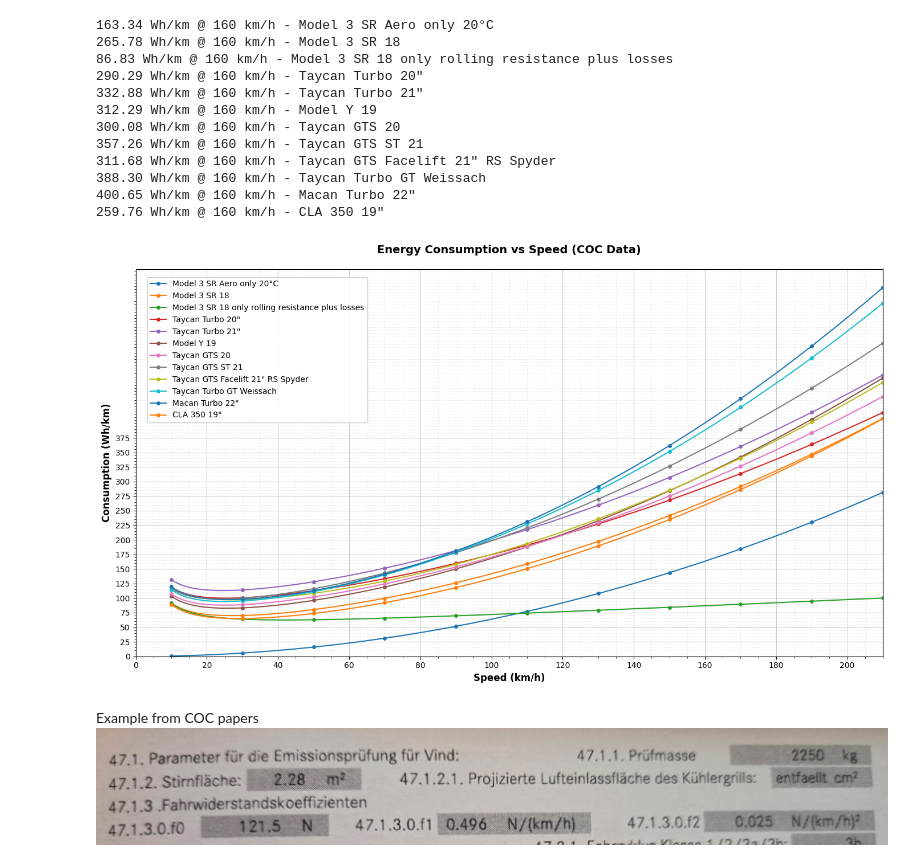
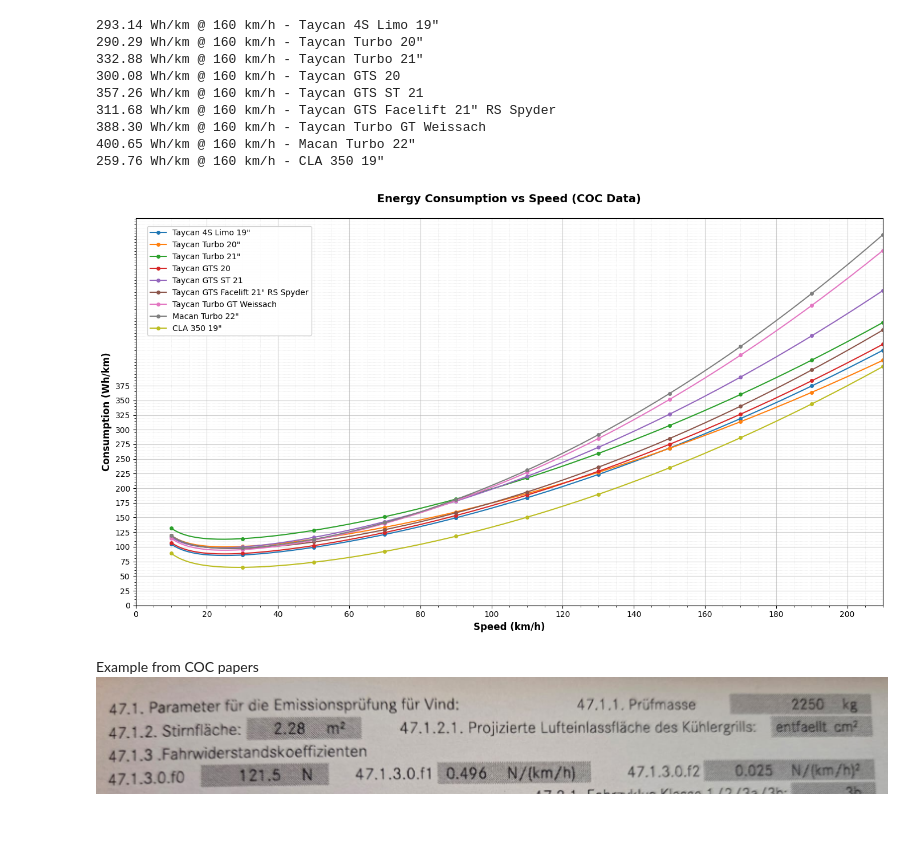
Before and after one commit to rs38/Jupyter-Stuff, a Jupyter notebook: COC Verbräuche.ipynb, the cells around one changed output. Saved outputs shown, nothing was run; the diff lists cells and outputs as text; code cells hidden in the pictures; blank space fills up the shorter version.

```diff
--- a/COC Verbräuche.ipynb
+++ b/COC Verbräuche.ipynb
@@ -48,6 +48,7 @@ Model_3_P_20 = VehicleResistance(172.2, 1.032, 0.02468, "Model 3 P 20")  # Prüf
 Model_Y_19 = VehicleResistance(163.04, 1.059, 0.02658, "Model Y 19")  # 2211kg, 255er 19"
 
 # Porsche Taycan
+Taycan_4S_19 = VehicleResistance(163.3, 1.515, 0.02127, "Taycan 4S Limo 19\"")  # 2434 kg test mass
 Taycan_Turbo_20 = VehicleResistance(211, 1.6, 0.01851, "Taycan Turbo 20\" ")  # 2474 kg
 Taycan_Turbo_21_JC22 = VehicleResistance(251.2, 1.6, 0.02239, "Taycan Turbo 21\" ")  # 2496 kg, JC22
 Taycan_GTS_20 = VehicleResistance(171.8, 1.508, 0.02187, "Taycan GTS 20")  # 2418 kg actual, 2487 kg test mass, Mirko?
@@ -140,12 +141,13 @@ def plot_vehicle_consumption(vehicle: VehicleResistance):
 
 
 vehicles_to_plot = [
-    Model_3_aero_only,
-    Model_3_SR_18,
-    Model_3_SR_18_roll_only,
+ #   Model_3_aero_only,
+ #  Model_3_SR_18,
+ #  Model_3_SR_18_roll_only,
+    Taycan_4S_19,
     Taycan_Turbo_20,
     Taycan_Turbo_21_JC22,
-    Model_Y_19,
+ #   Model_Y_19,
     Taycan_GTS_20,
     Taycan_GTS_ST_21,
     Taycan_GTS_FL_21_RS,
@@ -168,38 +170,35 @@ plt.title('Energy Consumption vs Speed (COC Data)', fontsize=14, fontweight='bol
 
 # Enhanced grid with major and minor lines
 plt.grid(True, which='major', linestyle='-', linewidth=0.8, alpha=0.6)
 plt.grid(True, which='minor', linestyle=':', linewidth=0.5, alpha=0.4)
 plt.minorticks_on()
 
 # Set axis limits and ticks
 plt.xlim(MIN_SPEED, MAX_SPEED)
 plt.ylim(bottom=0)
 
 # Major ticks every 20 km/h for x-axis and every 25 Wh/km for y-axis
 import numpy as np
 plt.xticks(np.arange(0, MAX_SPEED + 1, 20))
 plt.yticks(np.arange(0, 400, 25))
 
 # Add legend with better positioning
 plt.legend(loc='upper left', framealpha=0.9, fontsize=10,
            ncol=1, bbox_to_anchor=(0.01, 0.99))
 
 plt.tight_layout()
 plt.show()
 # %% [output]
-163.34 Wh/km @ 160 km/h - Model 3 SR Aero only 20°C
-265.78 Wh/km @ 160 km/h - Model 3 SR 18
-86.83 Wh/km @ 160 km/h - Model 3 SR 18 only rolling resistance plus losses
+293.14 Wh/km @ 160 km/h - Taycan 4S Limo 19"
 290.29 Wh/km @ 160 km/h - Taycan Turbo 20"
 332.88 Wh/km @ 160 km/h - Taycan Turbo 21"
-312.29 Wh/km @ 160 km/h - Model Y 19
 300.08 Wh/km @ 160 km/h - Taycan GTS 20
 357.26 Wh/km @ 160 km/h - Taycan GTS ST 21
 311.68 Wh/km @ 160 km/h - Taycan GTS Facelift 21" RS Spyder
 388.30 Wh/km @ 160 km/h - Taycan Turbo GT Weissach
 400.65 Wh/km @ 160 km/h - Macan Turbo 22"
 259.76 Wh/km @ 160 km/h - CLA 350 19"
-[figure, old version]
+[figure, new version]
 # %% [markdown]
 Example from COC papers
 ![image.png](attachment:image.png)
```
